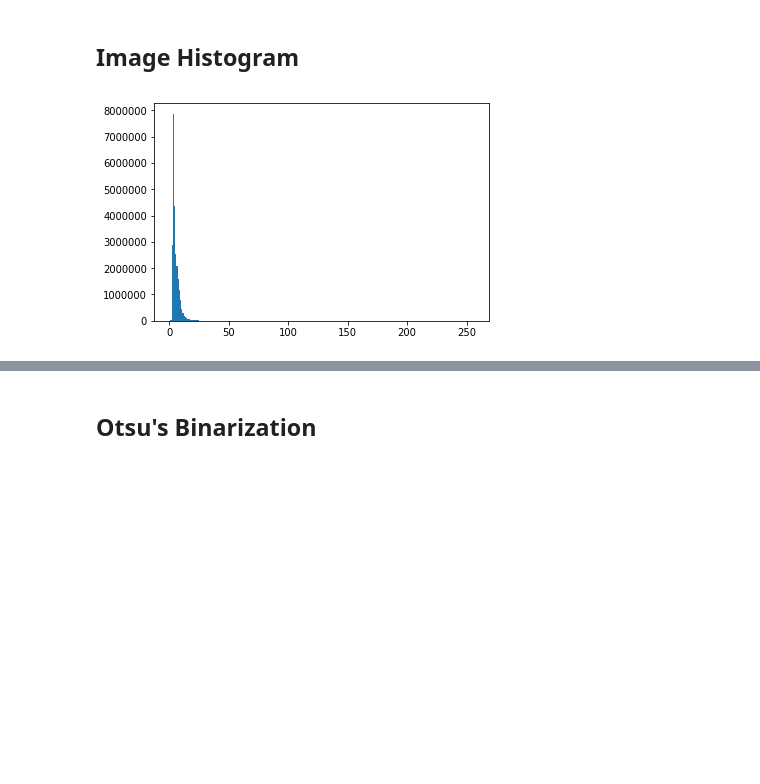
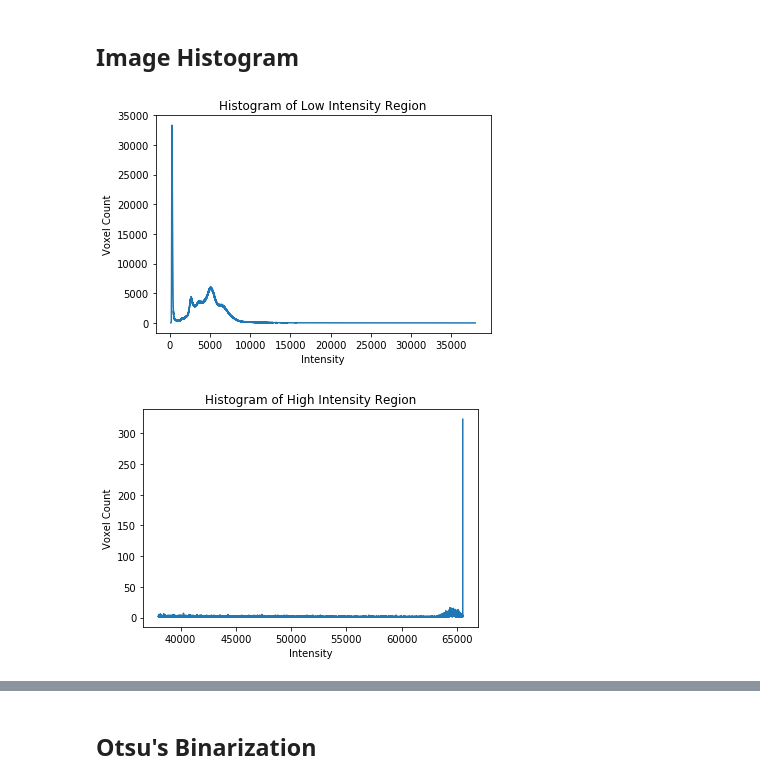
Before and after one commit to neurodata-cobalt/cobalt, a Jupyter notebook: src/jupyter/srivathsapv/package-log/Basic Preprocessing and Connected Components.ipynb, the cells around one changed output, grey strips where cells are left out. Cells and saved outputs as stored; diff of their text form; code cells hidden in the pictures; blank space fills up the shorter version.

```diff
--- a/src/jupyter/srivathsapv/package-log/Basic Preprocessing and Connected Components.ipynb
+++ b/src/jupyter/srivathsapv/package-log/Basic Preprocessing and Connected Components.ipynb
@@ -5,6 +5,8 @@ from tifffile import imread, imsave
 import numpy as np
 import matplotlib.pyplot as plt
 import cv2
+
+exp_name = 'cell_detection_8'
 
 def show_image(img_3d, slice_z):
     if slice_z:
@@ -13,15 +15,43 @@ def show_image(img_3d, slice_z):
         img_slice = img_3d
 
     plt.imshow(img_slice, cmap=plt.cm.gray)
-    plt.figure(figsize=(40,40))
+    plt.figure(figsize=(800,800))
     plt.show()
 # %% [markdown]
 ## Image Histogram
-# %%
-img = imread('cell_detection_2.tiff')[:,:,:,0]
-plt.hist(img.ravel(),256,[0,256])
-plt.show()
-
-shape_z, shape_y, shape_x = img.shape
-# %% [output]
-[figure, removed]
+# %%
+img = imread('{}.tiff'.format(exp_name))
+
+uniq = np.unique(img, return_counts=True)
+
+uniq_set_high_intensity = [(v, uniq[1][i]) for i,v in enumerate(uniq[0]) if v >= 38000]
+hist_x_hi = [p[0] for p in uniq_set_high_intensity]
+hist_y_hi = [p[1] for p in uniq_set_high_intensity]
+
+uniq_set_low_intensity = [(v, uniq[1][i]) for i,v in enumerate(uniq[0]) if v < 38000]
+hist_x_li = [p[0] for p in uniq_set_low_intensity]
+hist_y_li = [p[1] for p in uniq_set_low_intensity]
+
+plt.plot(hist_x_li, hist_y_li)
+plt.xlabel('Intensity')
+plt.ylabel('Voxel Count')
+plt.title('Histogram of Low Intensity Region')
+
+plt.savefig('hist_low.png')
+plt.show()
+
+
+plt.plot(hist_x_hi, hist_y_hi)
+plt.xlabel('Intensity')
+plt.ylabel('Voxel Count')
+plt.title('Histogram of High Intensity Region')
+
+plt.savefig('hist_high.png')
+plt.show()
+
+
+
+shape_z, shape_y, shape_x = img.shape
+# %% [output]
+[figure, added]
+[figure, added]
```
Also changed, not shown: parts of 6 cells of this notebook, 7 other files.
